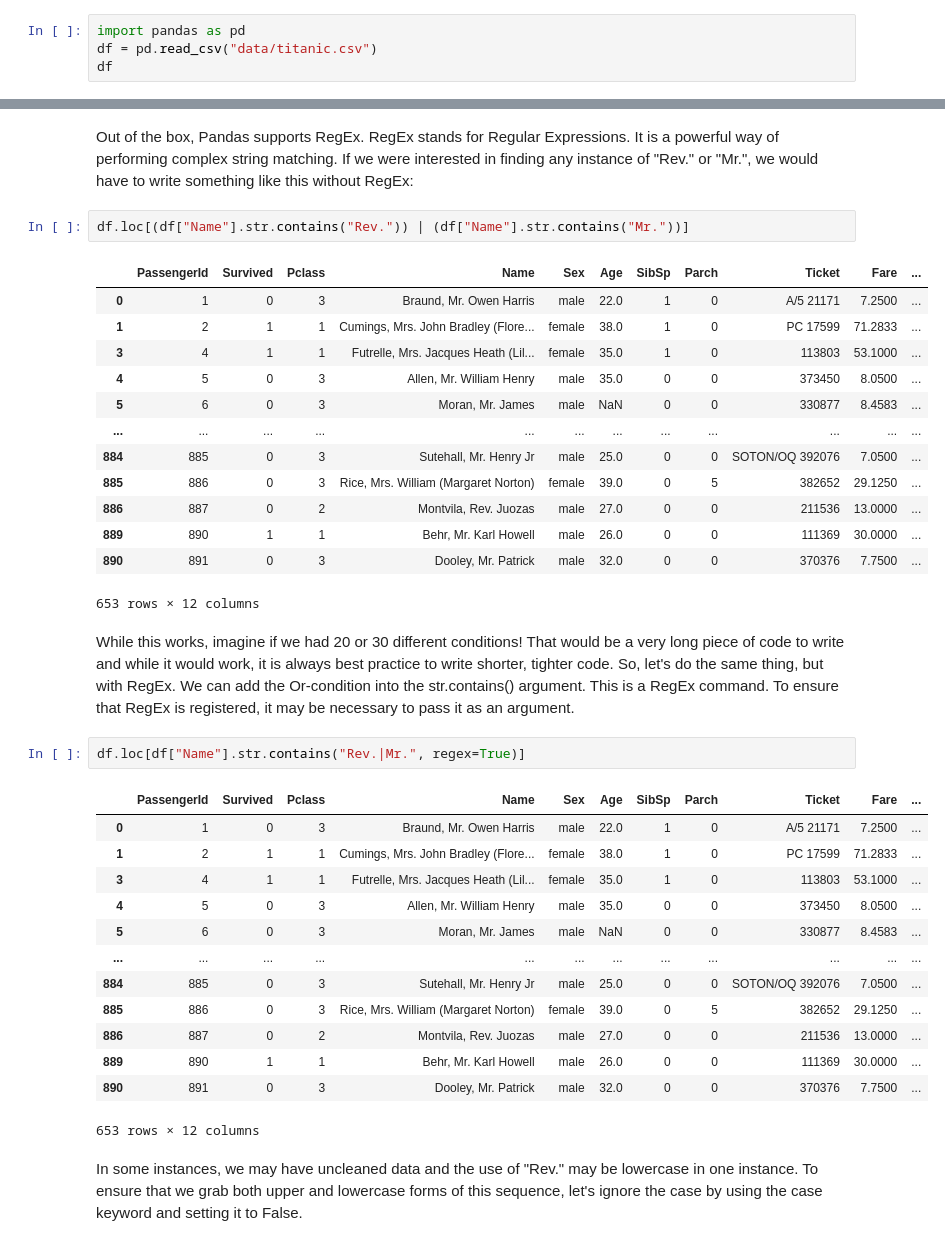
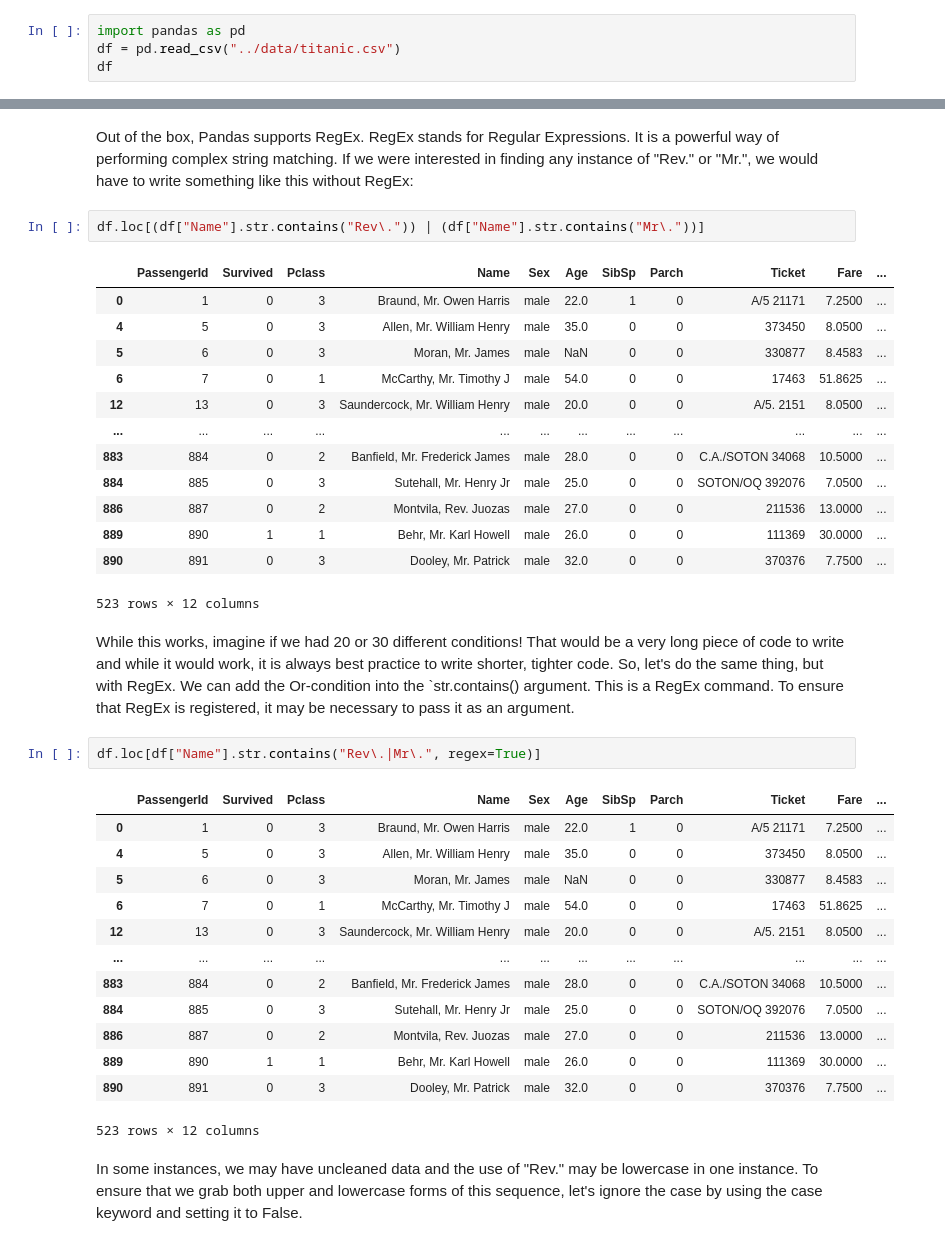
Before and after one commit to wjbmattingly/python_for_dh, a Jupyter notebook: 02_pandas/02_03_02_advanced_strings.ipynb, the cells around one changed output, grey strips where cells are left out. Saved outputs shown, nothing was run; the diff lists cells and outputs as text.

```diff
--- a/02_pandas/02_03_02_advanced_strings.ipynb
+++ b/02_pandas/02_03_02_advanced_strings.ipynb
@@ -4,7 +4,7 @@
 ## Finding Features within a String
 # %%
 import pandas as pd
-df = pd.read_csv("data/titanic.csv")
+df = pd.read_csv("../data/titanic.csv")
 df
 # %% [output]
 |  | PassengerId | Survived | Pclass | Name | Sex | Age | SibSp | Parch | Ticket | Fare | ... |
@@ -70,39 +70,39 @@ df.loc[~df["Name"].str.contains("Rev.")]
 # %% [markdown]
 Out of the box, Pandas supports RegEx. RegEx stands for Regular Expressions. It is a powerful way of performing complex string matching. If we were interested in finding any instance of "Rev." or "Mr.", we would have to write something like this without RegEx:
 # %%
-df.loc[(df["Name"].str.contains("Rev.")) | (df["Name"].str.contains("Mr."))]
+df.loc[(df["Name"].str.contains("Rev\.")) | (df["Name"].str.contains("Mr\."))]
 # %% [output]
 |  | PassengerId | Survived | Pclass | Name | Sex | Age | SibSp | Parch | Ticket | Fare | ... |
 | 0 | 1 | 0 | 3 | Braund, Mr. Owen Harris | male | 22.0 | 1 | 0 | A/5 21171 | 7.2500 | ... |
-| 1 | 2 | 1 | 1 | Cumings, Mrs. John Bradley (Flore... | female | 38.0 | 1 | 0 | PC 17599 | 71.2833 | ... |
-| 3 | 4 | 1 | 1 | Futrelle, Mrs. Jacques Heath (Lil... | female | 35.0 | 1 | 0 | 113803 | 53.1000 | ... |
 | 4 | 5 | 0 | 3 | Allen, Mr. William Henry | male | 35.0 | 0 | 0 | 373450 | 8.0500 | ... |
 | 5 | 6 | 0 | 3 | Moran, Mr. James | male | NaN | 0 | 0 | 330877 | 8.4583 | ... |
+| 6 | 7 | 0 | 1 | McCarthy, Mr. Timothy J | male | 54.0 | 0 | 0 | 17463 | 51.8625 | ... |
+| 12 | 13 | 0 | 3 | Saundercock, Mr. William Henry | male | 20.0 | 0 | 0 | A/5. 2151 | 8.0500 | ... |
 | ... | ... | ... | ... | ... | ... | ... | ... | ... | ... | ... | ... |
+| 883 | 884 | 0 | 2 | Banfield, Mr. Frederick James | male | 28.0 | 0 | 0 | C.A./SOTON 34068 | 10.5000 | ... |
 | 884 | 885 | 0 | 3 | Sutehall, Mr. Henry Jr | male | 25.0 | 0 | 0 | SOTON/OQ 392076 | 7.0500 | ... |
-| 885 | 886 | 0 | 3 | Rice, Mrs. William (Margaret Norton) | female | 39.0 | 0 | 5 | 382652 | 29.1250 | ... |
 | 886 | 887 | 0 | 2 | Montvila, Rev. Juozas | male | 27.0 | 0 | 0 | 211536 | 13.0000 | ... |
 | 889 | 890 | 1 | 1 | Behr, Mr. Karl Howell | male | 26.0 | 0 | 0 | 111369 | 30.0000 | ... |
 | 890 | 891 | 0 | 3 | Dooley, Mr. Patrick | male | 32.0 | 0 | 0 | 370376 | 7.7500 | ... |
-653 rows × 12 columns
+523 rows × 12 columns
 # %% [markdown]
-While this works, imagine if we had 20 or 30 different conditions! That would be a very long piece of code to write and while it would work, it is always best practice to write shorter, tighter code. So, let's do the same thing, but with RegEx. We can add the Or-condition into the str.contains() argument. This is a RegEx command. To ensure that RegEx is registered, it may be necessary to pass it as an argument.
+While this works, imagine if we had 20 or 30 different conditions! That would be a very long piece of code to write and while it would work, it is always best practice to write shorter, tighter code. So, let's do the same thing, but with RegEx. We can add the Or-condition into the `str.contains() argument. This is a RegEx command. To ensure that RegEx is registered, it may be necessary to pass it as an argument.
 # %%
-df.loc[df["Name"].str.contains("Rev.|Mr.", regex=True)]
+df.loc[df["Name"].str.contains("Rev\.|Mr\.", regex=True)]
 # %% [output]
 |  | PassengerId | Survived | Pclass | Name | Sex | Age | SibSp | Parch | Ticket | Fare | ... |
 | 0 | 1 | 0 | 3 | Braund, Mr. Owen Harris | male | 22.0 | 1 | 0 | A/5 21171 | 7.2500 | ... |
-| 1 | 2 | 1 | 1 | Cumings, Mrs. John Bradley (Flore... | female | 38.0 | 1 | 0 | PC 17599 | 71.2833 | ... |
-| 3 | 4 | 1 | 1 | Futrelle, Mrs. Jacques Heath (Lil... | female | 35.0 | 1 | 0 | 113803 | 53.1000 | ... |
 | 4 | 5 | 0 | 3 | Allen, Mr. William Henry | male | 35.0 | 0 | 0 | 373450 | 8.0500 | ... |
 | 5 | 6 | 0 | 3 | Moran, Mr. James | male | NaN | 0 | 0 | 330877 | 8.4583 | ... |
+| 6 | 7 | 0 | 1 | McCarthy, Mr. Timothy J | male | 54.0 | 0 | 0 | 17463 | 51.8625 | ... |
+| 12 | 13 | 0 | 3 | Saundercock, Mr. William Henry | male | 20.0 | 0 | 0 | A/5. 2151 | 8.0500 | ... |
 | ... | ... | ... | ... | ... | ... | ... | ... | ... | ... | ... | ... |
+| 883 | 884 | 0 | 2 | Banfield, Mr. Frederick James | male | 28.0 | 0 | 0 | C.A./SOTON 34068 | 10.5000 | ... |
 | 884 | 885 | 0 | 3 | Sutehall, Mr. Henry Jr | male | 25.0 | 0 | 0 | SOTON/OQ 392076 | 7.0500 | ... |
-| 885 | 886 | 0 | 3 | Rice, Mrs. William (Margaret Norton) | female | 39.0 | 0 | 5 | 382652 | 29.1250 | ... |
 | 886 | 887 | 0 | 2 | Montvila, Rev. Juozas | male | 27.0 | 0 | 0 | 211536 | 13.0000 | ... |
 | 889 | 890 | 1 | 1 | Behr, Mr. Karl Howell | male | 26.0 | 0 | 0 | 111369 | 30.0000 | ... |
 | 890 | 891 | 0 | 3 | Dooley, Mr. Patrick | male | 32.0 | 0 | 0 | 370376 | 7.7500 | ... |
-653 rows × 12 columns
+523 rows × 12 columns
 # %% [markdown]
 In some instances, we may have uncleaned data and the use of "Rev." may be lowercase in one instance. To ensure that we grab both upper and lowercase forms of this sequence, let's ignore the case by using the case keyword and setting it to False.
 # %%
```
Also changed, not shown: parts of 3 cells of this notebook, 2 other files.
